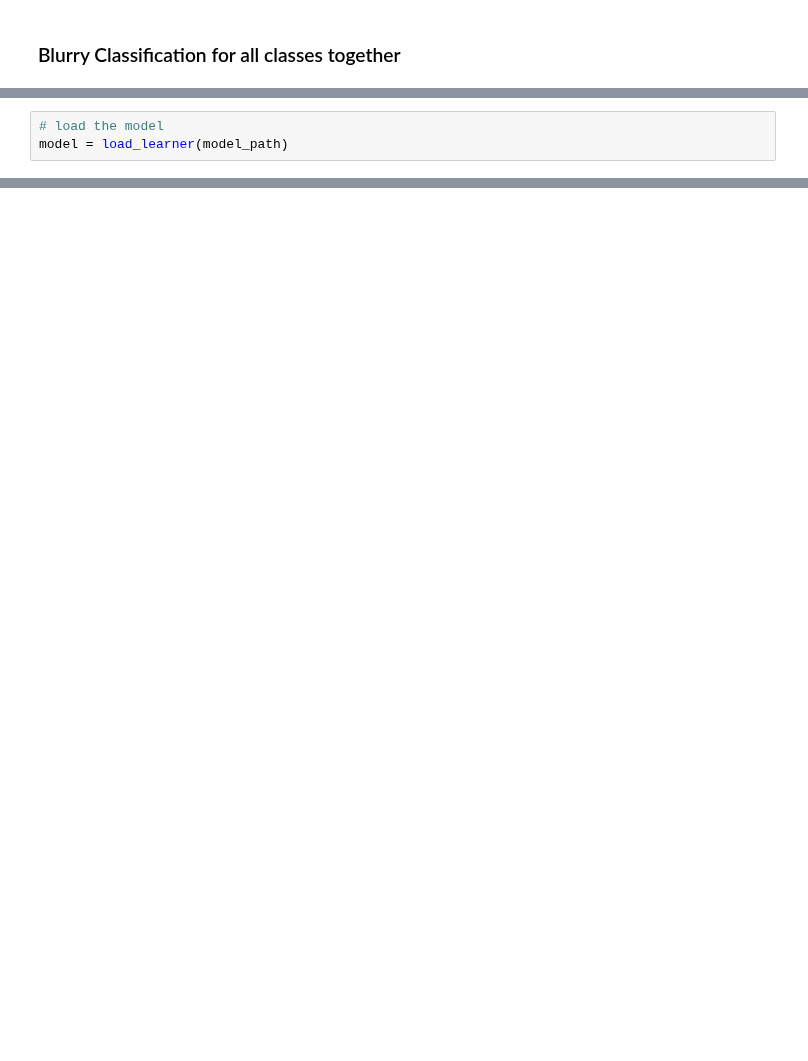
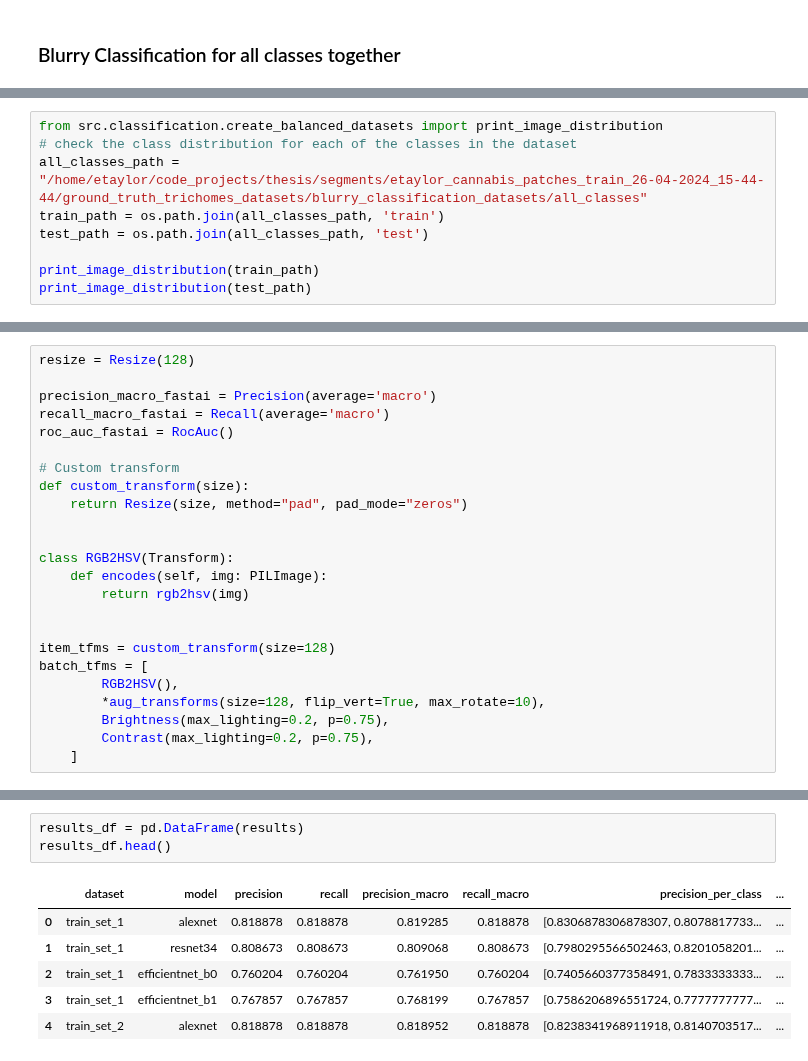
Before and after one commit to elorberb/thesis, a Jupyter notebook: src/classification/notebooks/blur_classification/fastai_blur_classification.ipynb, the cells around one changed output, grey strips where cells are left out. Cells and saved outputs as stored; diff of their text form; blank space fills up the shorter version.

```diff
--- a/src/classification/notebooks/blur_classification/fastai_blur_classification.ipynb
+++ b/src/classification/notebooks/blur_classification/fastai_blur_classification.ipynb
@@ -106,3 +13,0 @@ model.export(model_path)
-# %%
-# load the model
-model = load_learner(model_path)
@@ -174,0 +14,9 @@ interp.plot_top_losses(9, figsize=(15,10))
+# %%
+from src.classification.create_balanced_datasets import print_image_distribution
+# check the class distribution for each of the classes in the dataset
+all_classes_path = "/home/etaylor/code_projects/thesis/segments/etaylor_cannabis_patches_train_26-04-2024_15-44-44/ground_truth_trichomes_datasets/blurry_classification_datasets/all_classes"
+train_path = os.path.join(all_classes_path, 'train')
+test_path = os.path.join(all_classes_path, 'test')
+
+print_image_distribution(train_path)
+print_image_distribution(test_path)
@@ -174,0 +31,24 @@ interp.plot_top_losses(9, figsize=(15,10))
+# %%
+resize = Resize(128)
+
+precision_macro_fastai = Precision(average='macro')
+recall_macro_fastai = Recall(average='macro')
+roc_auc_fastai = RocAuc()
+
+# Custom transform
+def custom_transform(size):
+    return Resize(size, method="pad", pad_mode="zeros")
+
+
+class RGB2HSV(Transform):
+    def encodes(self, img: PILImage):
+        return rgb2hsv(img)
+
+
+item_tfms = custom_transform(size=128)
+batch_tfms = [
+        RGB2HSV(),
+        *aug_transforms(size=128, flip_vert=True, max_rotate=10),
+        Brightness(max_lighting=0.2, p=0.75),
+        Contrast(max_lighting=0.2, p=0.75),
+    ]
@@ -174,0 +217,10 @@ interp.plot_top_losses(9, figsize=(15,10))
+# %%
+results_df = pd.DataFrame(results)
+results_df.head()
+# %% [output]
+|  | dataset | model | precision | recall | precision_macro | recall_macro | precision_per_class | ... |
+| 0 | train_set_1 | alexnet | 0.818878 | 0.818878 | 0.819285 | 0.818878 | [0.8306878306878307, 0.8078817733... | ... |
+| 1 | train_set_1 | resnet34 | 0.808673 | 0.808673 | 0.809068 | 0.808673 | [0.7980295566502463, 0.8201058201... | ... |
+| 2 | train_set_1 | efficientnet_b0 | 0.760204 | 0.760204 | 0.761950 | 0.760204 | [0.7405660377358491, 0.7833333333... | ... |
+| 3 | train_set_1 | efficientnet_b1 | 0.767857 | 0.767857 | 0.768199 | 0.767857 | [0.7586206896551724, 0.7777777777... | ... |
+| 4 | train_set_2 | alexnet | 0.818878 | 0.818878 | 0.818952 | 0.818878 | [0.8238341968911918, 0.8140703517... | ... |
```
Also changed, not shown: parts of 24 cells of this notebook, 8 other files.
